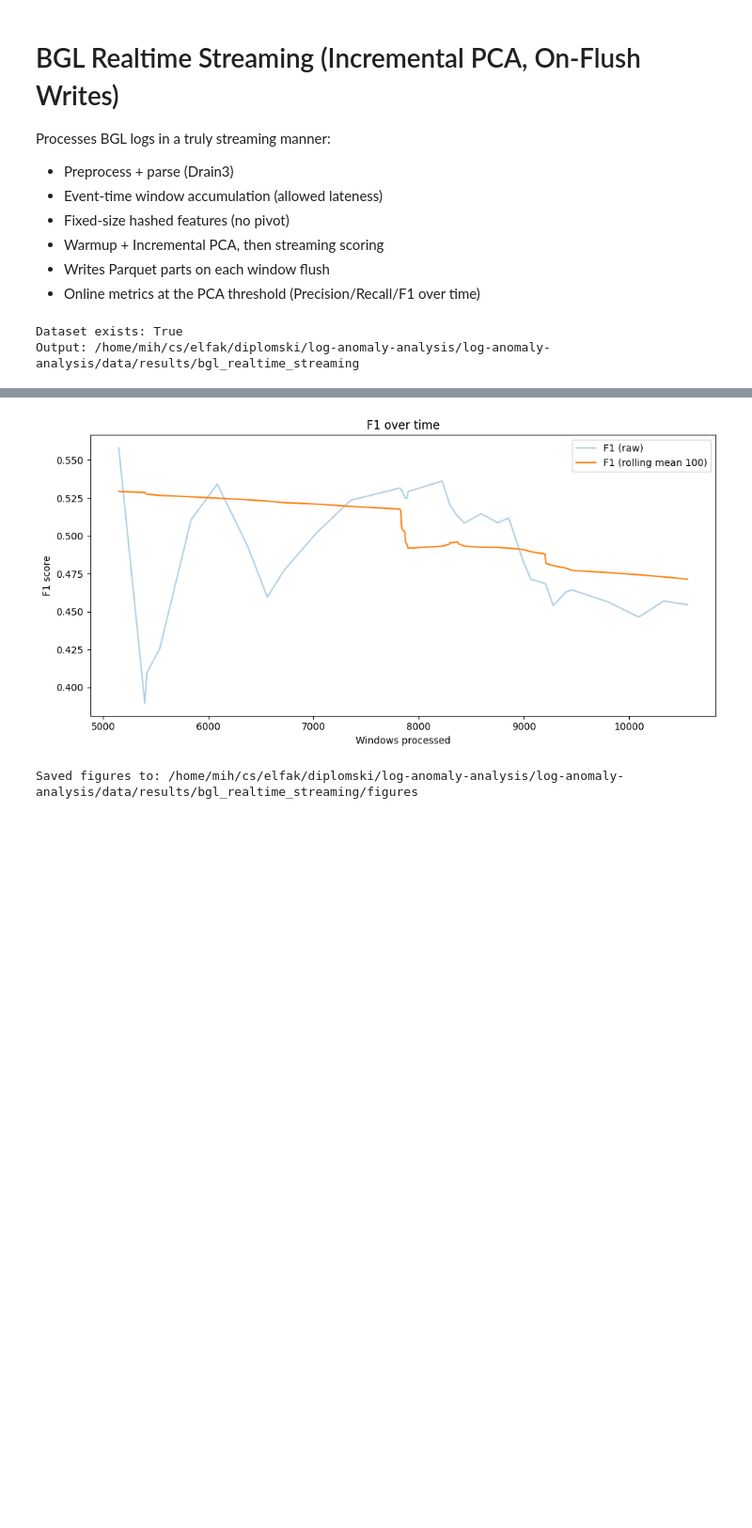
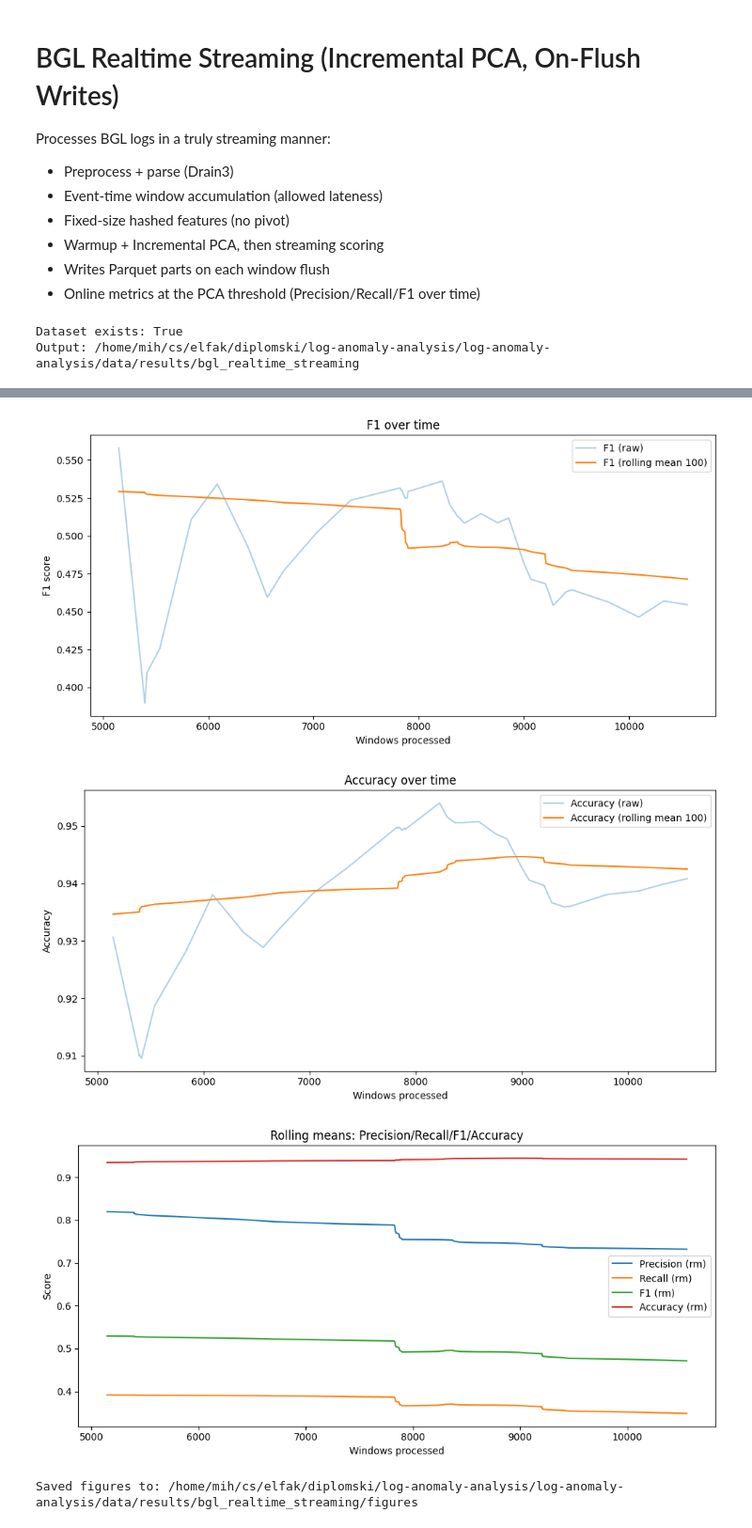
Before and after one commit to mikelandjelos/log-anomaly-analysis, a Jupyter notebook: log-anomaly-analysis/examples/notebooks/bgl_realtime_streaming.ipynb, the cells around one changed output, grey strips where cells are left out. Shown: that part at 94% size. Saved outputs shown, nothing was run; the diff lists cells and outputs as text; code cells hidden in the pictures; blank space fills up the shorter version.

Commit message:
Accuracy added to BGL streaming notebook

```diff
--- a/log-anomaly-analysis/examples/notebooks/bgl_realtime_streaming.ipynb
+++ b/log-anomaly-analysis/examples/notebooks/bgl_realtime_streaming.ipynb
@@ -107,7 +107,7 @@ def t2_scores(
     lam = np.maximum(eigs[:k], 1e-12)
     return np.sum((T**2) / lam, axis=1).astype(np.float32)
 # %%
-class Acc:
+class Accumulator:
     def __init__(self, win_size, lateness, B, signed):
         self.wtd = parse_duration(win_size)
         self.ltd = parse_duration(lateness)
@@ -225,7 +232,7 @@ cfg = load_config(REPO_ROOT / "configs" / "labeled" / "BGL.yaml")
 pre = PreprocessorComponent(cfg.preprocessing.__dict__)
 parser = TemplateParserComponent(cfg.parsing.__dict__)
 
-acc = Acc(WINDOW_SIZE, ALLOWED_LATENESS, HASH_BINS, HASH_SIGNED)
+accumulator = Accumulator(WINDOW_SIZE, ALLOWED_LATENESS, HASH_BINS, HASH_SIGNED)
 
 # PCA state (frozen after warmup)
 scaler = StandardScaler() if USE_SCALING else None
@@ -261,8 +268,8 @@ for lines in iterate_file(DATASET, CHUNK_SIZE):
     )
 
     # update window accumulator
-    acc.update_chunk(ts, tpl, labels)
-    wins, mats, ys = acc.finalize_ready()
+    accumulator.update_chunk(ts, tpl, labels)
+    wins, mats, ys = accumulator.finalize_ready()
 
     if not (wins or mats):
         continue
@@ -358,13 +365,15 @@ for lines in iterate_file(DATASET, CHUNK_SIZE):
     total_wins += len(wins)
 
     # streaming metrics snapshot (append)
-    p, r, f1 = current_metrics()
+    p, r, accuracy, f1 = current_metrics()
+    total = cm["TP"] + cm["TN"] + cm["FP"] + cm["FN"]
     met = pl.DataFrame(
         {
             "WindowsProcessed": [total_wins],
             "Precision": [p],
             "Recall": [r],
             "F1": [f1],
+            "Accuracy": [accuracy],
             "k": [ksel],
             "SPE_threshold": [thr_spe],
             **({"T2_threshold": [thr_t2]} if USE_T2 else {}),
@@ -394,9 +403,10 @@ print("Total windows processed:", total_wins)
 Total windows processed: 10554
 # %%
-p, r, f1 = current_metrics()
+p, r, accuracy, f1 = current_metrics()
 out = {
     "Precision": p,
     "Recall": r,
+    "Accuracy": accuracy,
     "F1": f1,
     "k": ksel,
     "SPE_threshold": thr_spe,
@@ -427,13 +437,14 @@ else:
         )
     # Drop pre-warmup zeros
     df = df.filter(
-        (pl.col("Precision") > 0) | (pl.col("Recall") > 0) | (pl.col("F1") > 0)
+        (pl.col("Precision") > 0) | (pl.col("Recall") > 0) | (pl.col("F1") > 0) | (pl.col("Accuracy") > 0)
     )
 
     wp = df["WindowsProcessed"].to_numpy()
     prec = df["Precision"].to_numpy()
     rec = df["Recall"].to_numpy()
     f1 = df["F1"].to_numpy()
+    accuracy = df.get_column("Accuracy").to_numpy() if "Accuracy" in df.columns else np.zeros_like(f1)
 
     k = df.get_column("k").to_numpy() if "k" in df.columns else None
     spe_thr = (
@@ -468,6 +479,7 @@ else:
     prec_s = rolling_mean(prec, WIN) if SMOOTH else prec
     rec_s = rolling_mean(rec, WIN) if SMOOTH else rec
     f1_s = rolling_mean(f1, WIN) if SMOOTH else f1
+    acc_s = rolling_mean(accuracy, WIN) if SMOOTH else accuracy
 
     # --- Precision ---
     plt.figure(figsize=(10, 5))
@@ -486,31 +498,66 @@ else:
     plt.figure(figsize=(10, 5))
     plt.plot(wp, rec, alpha=0.35, label="Recall (raw)")
     if SMOOTH:
         plt.plot(wp, rec_s, label=f"Recall (rolling mean {WIN})")
     plt.xlabel("Windows processed")
     plt.ylabel("Recall")
     plt.title("Recall over time")
     plt.legend()
     plt.tight_layout()
     plt.savefig(FIG_DIR / "recall.png", dpi=144)
     plt.show()
 
     # --- F1 ---
     plt.figure(figsize=(10, 5))
     plt.plot(wp, f1, alpha=0.35, label="F1 (raw)")
     if SMOOTH:
         plt.plot(wp, f1_s, label=f"F1 (rolling mean {WIN})")
     plt.xlabel("Windows processed")
     plt.ylabel("F1 score")
     plt.title("F1 over time")
     plt.legend()
     plt.tight_layout()
     plt.savefig(FIG_DIR / "f1.png", dpi=144)
     plt.show()
 
+    # --- Accuracy ---
+    plt.figure(figsize=(10, 5))
+    plt.plot(wp, accuracy, alpha=0.35, label="Accuracy (raw)")
+    if SMOOTH:
+        plt.plot(wp, acc_s, label=f"Accuracy (rolling mean {WIN})")
+    plt.xlabel("Windows processed")
+    plt.ylabel("Accuracy")
+    plt.title("Accuracy over time")
+    plt.legend()
+    plt.tight_layout()
+    plt.savefig(FIG_DIR / "accuracy.png", dpi=144)
+    plt.show()
+
+    # --- Combined rolling means ---
+    plt.figure(figsize=(10, 5))
+    if SMOOTH:
+        plt.plot(wp, prec_s, label="Precision (rm)")
+        plt.plot(wp, rec_s, label="Recall (rm)")
+        plt.plot(wp, f1_s, label="F1 (rm)")
+        plt.plot(wp, acc_s, label="Accuracy (rm)")
+    else:
+        plt.plot(wp, prec, label="Precision")
+        plt.plot(wp, rec, label="Recall")
+        plt.plot(wp, f1, label="F1")
+        plt.plot(wp, accuracy, label="Accuracy")
+    plt.xlabel("Windows processed")
+    plt.ylabel("Score")
+    plt.title("Rolling means: Precision/Recall/F1/Accuracy")
+    plt.legend()
+    plt.tight_layout()
+    plt.savefig(FIG_DIR / "combined_metrics.png", dpi=144)
+    plt.show()
+
     print("Saved figures to:", FIG_DIR)
 # %% [output]
 [figure]
 [figure]
 [figure]
+[figure, added]
+[figure, added]
 Saved figures to: /home/mih/cs/elfak/diplomski/log-anomaly-analysis/log-anomaly-analysis/data/results/bgl_realtime_streaming/figures
```
Also changed, not shown: parts of 4 cells of this notebook.
